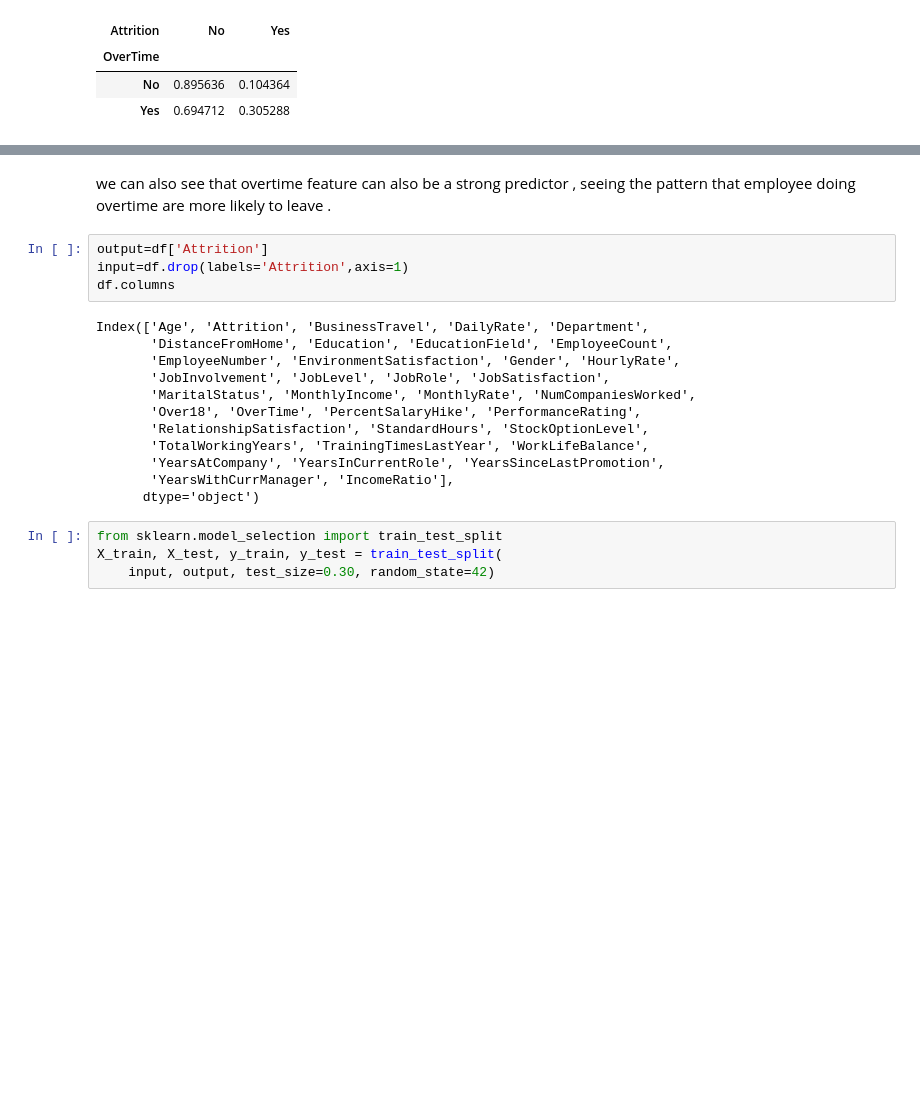
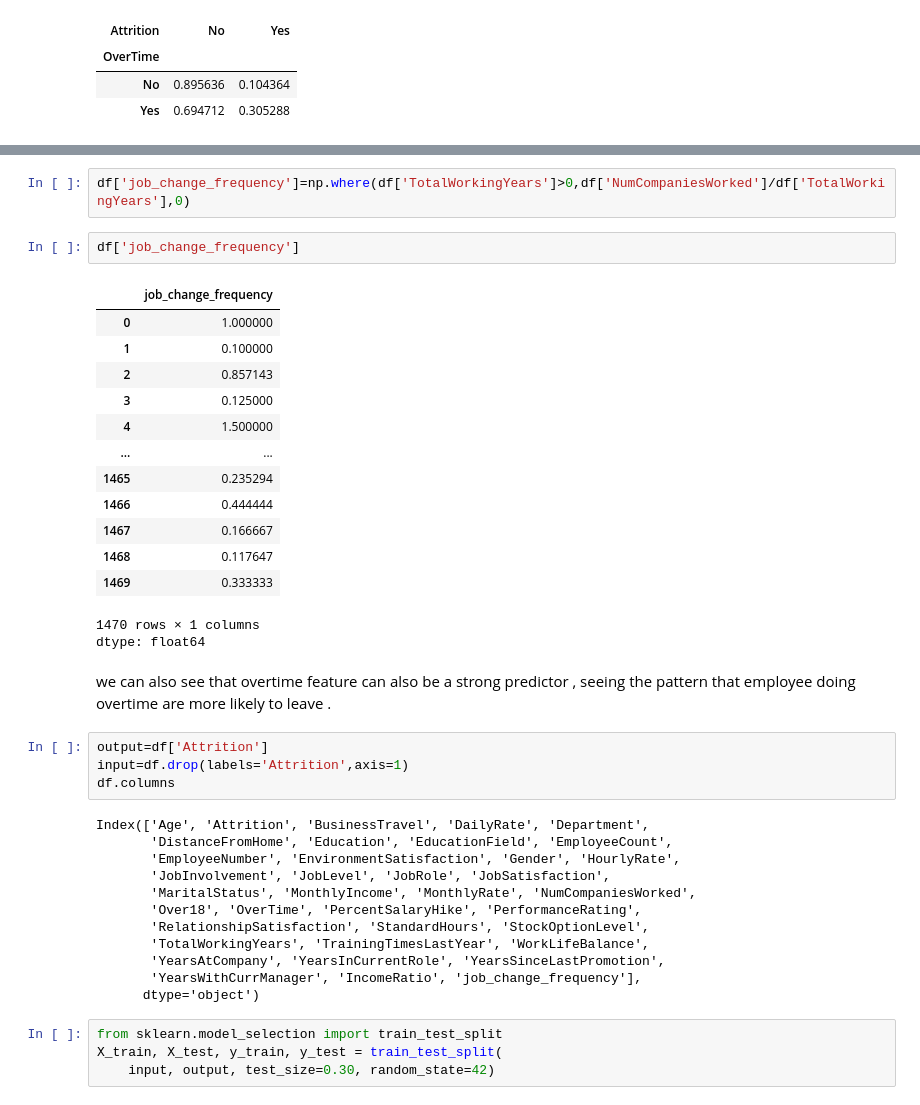
Before and after one commit to Nikesh5005/ML_PROJ, a Jupyter notebook: decision_tree.ipynb, the cells around one changed output, grey strips where cells are left out. Cells and saved outputs as stored; diff of their text form; blank space fills up the shorter version.

```diff
--- a/decision_tree.ipynb
+++ b/decision_tree.ipynb
@@ -218,3 +227,22 @@ for i a yh  hd  ae n    aura
+# %%
+df['job_change_frequency']=np.where(df['TotalWorkingYears']>0,df['NumCompaniesWorked']/df['TotalWorkingYears'],0)
+# %%
+df['job_change_frequency']
+# %% [output]
+|  | job_change_frequency |
+| 0 | 1.000000 |
+| 1 | 0.100000 |
+| 2 | 0.857143 |
+| 3 | 0.125000 |
+| 4 | 1.500000 |
+| ... | ... |
+| 1465 | 0.235294 |
+| 1466 | 0.444444 |
+| 1467 | 0.166667 |
+| 1468 | 0.117647 |
+| 1469 | 0.333333 |
+1470 rows × 1 columns
+dtype: float64
 # %% [markdown]
 we can also see that overtime feature can also be a strong predictor , seeing the pattern that employee doing overtime are more likely to leave .
 # %%
@@ -231,7 +259,7 @@ Index(['Age', 'Attrition', 'BusinessTravel', 'DailyRate', 'Department',
        'RelationshipSatisfaction', 'StandardHours', 'StockOptionLevel',
        'TotalWorkingYears', 'TrainingTimesLastYear', 'WorkLifeBalance',
        'YearsAtCompany', 'YearsInCurrentRole', 'YearsSinceLastPromotion',
-       'YearsWithCurrManager', 'IncomeRatio'],
+       'YearsWithCurrManager', 'IncomeRatio', 'job_change_frequency'],
       dtype='object')
 # %%
 from sklearn.model_selection import train_test_split
```
Also changed, not shown: parts of 9 cells of this notebook.
